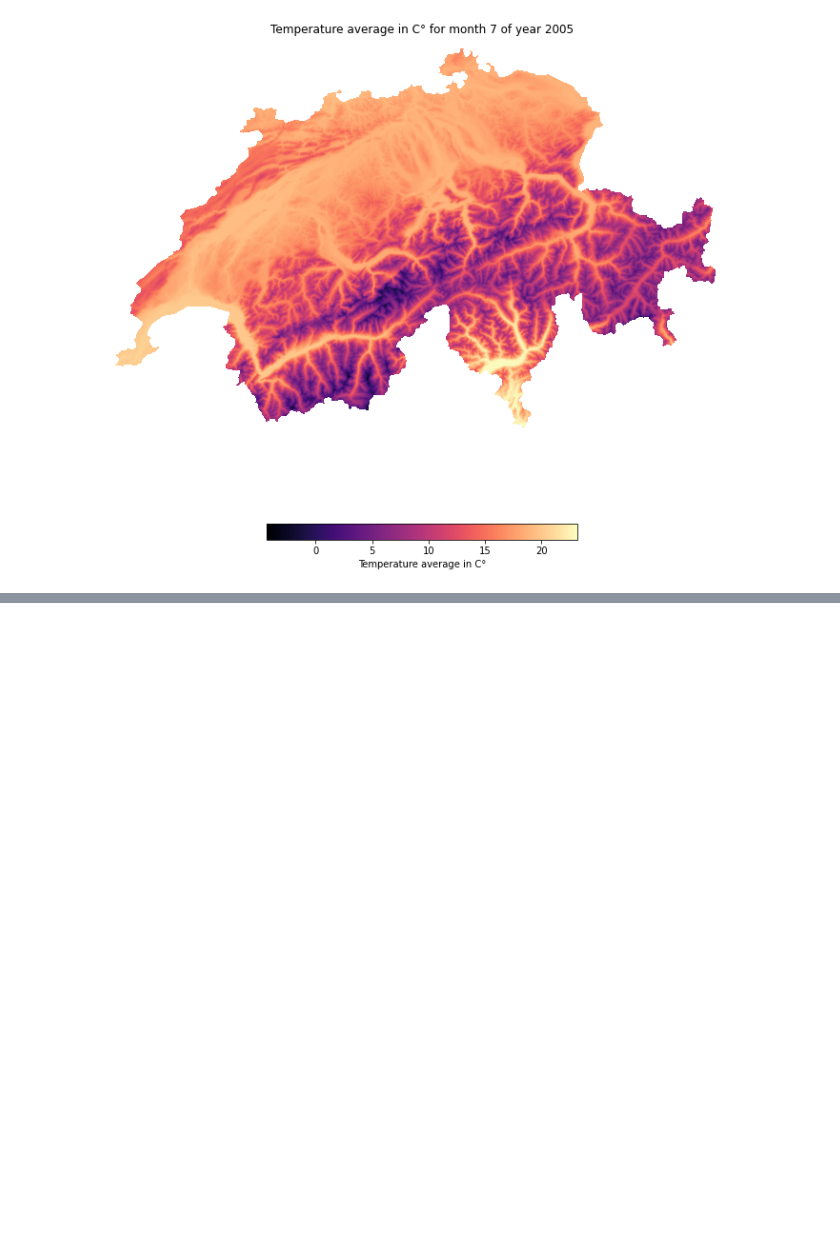
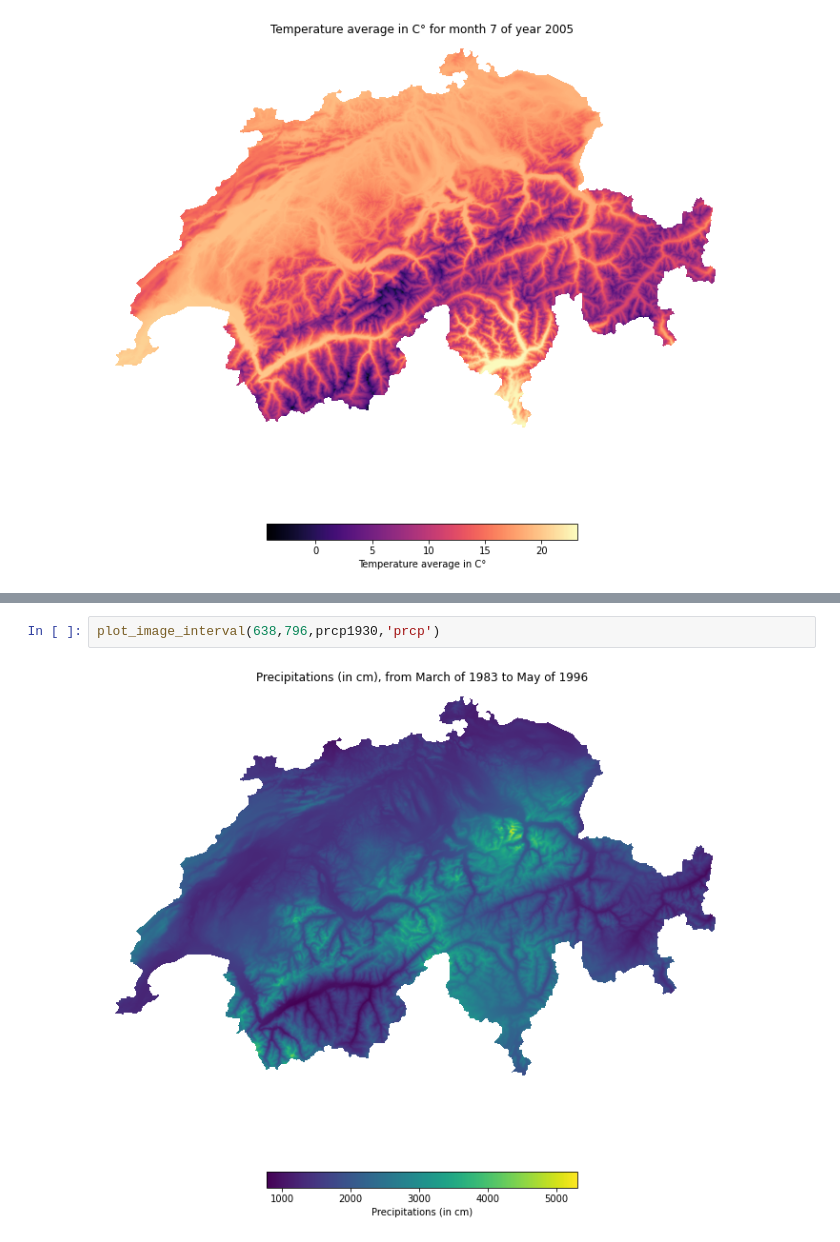
Before and after one commit to Ukratic/Jedha_fullstack, a Jupyter notebook: 6. Protective Forests/meteo_2.ipynb, the cells around one changed output, grey strips where cells are left out. Drawn from its saved outputs; the diff is of its cells as text; blank space fills up the shorter version.

```diff
--- a/6. Protective Forests/meteo_2.ipynb
+++ b/6. Protective Forests/meteo_2.ipynb
@@ -202,0 +254,4 @@ plot_image(906,tave1930,'tave')
+# %%
+plot_image_interval(638,796,prcp1930,'prcp')
+# %% [output]
+[figure, added]
```
Also changed, not shown: parts of 24 cells of this notebook, 16 other files.
